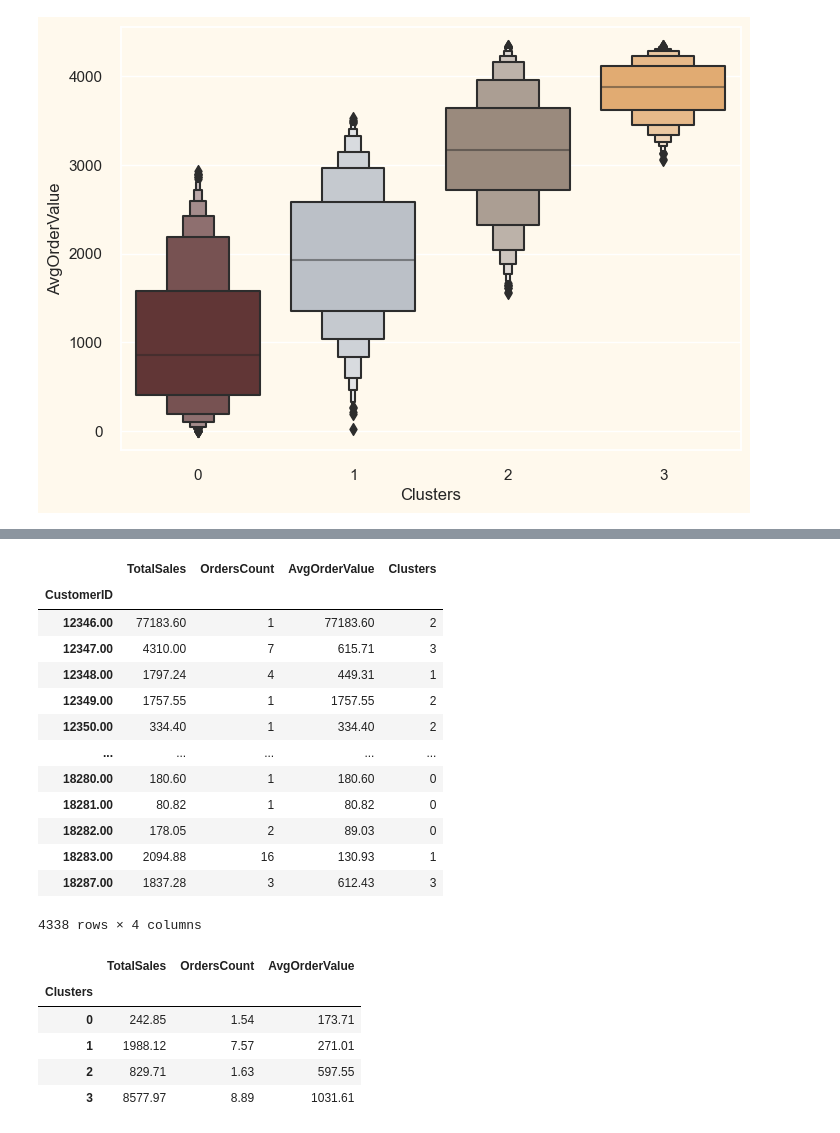
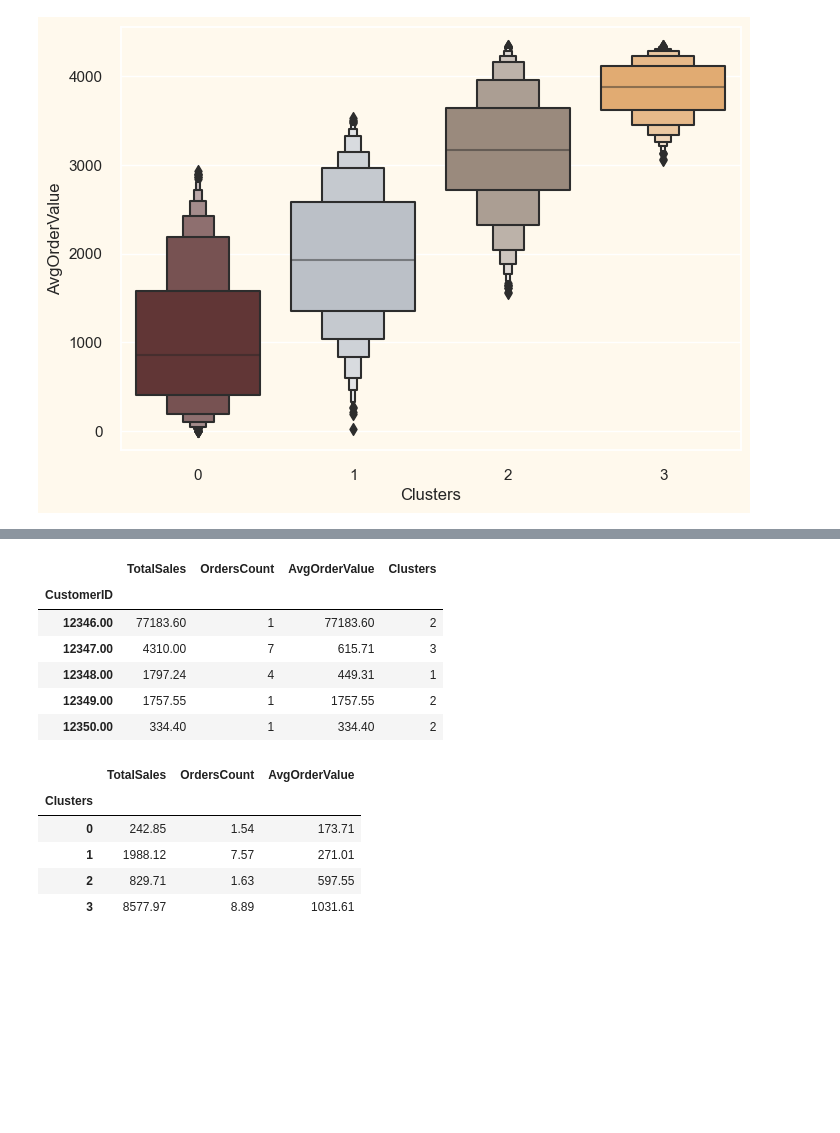
Before and after one commit to nitinjosephrepo/Logistic-Regression, a Jupyter notebook: E-Com Customer Segmentation via k-Means Clustering.ipynb, the cells around one changed output, grey strips where cells are left out. Cells and saved outputs as stored; diff of their text form; code cells hidden in the pictures; blank space fills up the shorter version.

```diff
--- a/E-Com Customer Segmentation via k-Means Clustering.ipynb
+++ b/E-Com Customer Segmentation via k-Means Clustering.ipynb
@@ -398,22 +377,15 @@ customer_df.loc[High_value_customer.index].describe()
 # %%
 result_df = pd.merge(customer_df,rank_df[['Clusters']],on='CustomerID')
 # %%
-result_df
+result_df.head()
 # %% [output]
 |  | TotalSales | OrdersCount | AvgOrderValue | Clusters |
 | CustomerID |  |  |  |  |
 | 12346.00 | 77183.60 | 1 | 77183.60 | 2 |
 | 12347.00 | 4310.00 | 7 | 615.71 | 3 |
 | 12348.00 | 1797.24 | 4 | 449.31 | 1 |
 | 12349.00 | 1757.55 | 1 | 1757.55 | 2 |
 | 12350.00 | 334.40 | 1 | 334.40 | 2 |
-| ... | ... | ... | ... | ... |
-| 18280.00 | 180.60 | 1 | 180.60 | 0 |
-| 18281.00 | 80.82 | 1 | 80.82 | 0 |
-| 18282.00 | 178.05 | 2 | 89.03 | 0 |
-| 18283.00 | 2094.88 | 16 | 130.93 | 1 |
-| 18287.00 | 1837.28 | 3 | 612.43 | 3 |
-4338 rows × 4 columns
 # %%
 result_df.groupby('Clusters')[['TotalSales', 'OrdersCount', 'AvgOrderValue']].mean()
 # %% [output]
```
Also changed, not shown: parts of 37 cells of this notebook.
